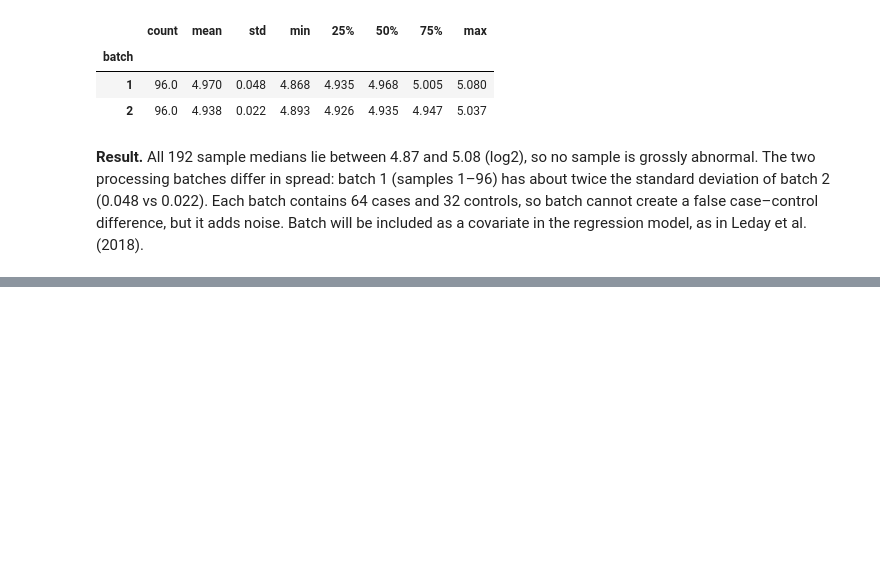
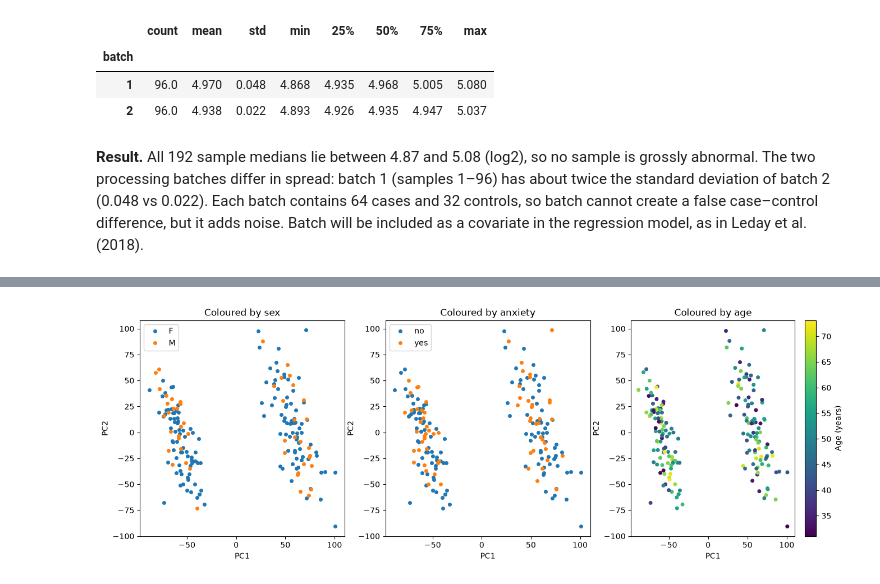
Before and after one commit to Claudialollo/inflammatory-depression-transcriptome, a Jupyter notebook: notebooks/02_gene_panel.ipynb, the cells around one changed output, grey strips where cells are left out. Drawn from its saved outputs; the diff is of its cells as text; code cells hidden in the pictures; blank space fills up the shorter version.

```diff
--- a/notebooks/02_gene_panel.ipynb
+++ b/notebooks/02_gene_panel.ipynb
@@ -214,0 +250,24 @@ samples.groupby("batch")["median"].describe().round(3)
+# %%
+fig, axes = plt.subplots(1, 3, figsize=(16, 5))
+
+for sex, sex_samples in samples.groupby("sex"):
+    axes[0].plot(sex_samples["PC1"], sex_samples["PC2"], "o", markersize=4, label=sex)
+axes[0].set_title("Coloured by sex")
+axes[0].legend()
+
+for anxiety, anxiety_samples in samples.groupby("anxiety"):
+    axes[1].plot(anxiety_samples["PC1"], anxiety_samples["PC2"], "o", markersize=4, label=anxiety)
+axes[1].set_title("Coloured by anxiety")
+axes[1].legend()
+
+points = axes[2].scatter(samples["PC1"], samples["PC2"], c=samples["age"], s=16, cmap="viridis")
+fig.colorbar(points, ax=axes[2], label="Age (years)")
+axes[2].set_title("Coloured by age")
+
+for ax in axes:
+    ax.set_xlabel("PC1")
+    ax.set_ylabel("PC2")
+
+plt.show()
+# %% [output]
+[figure, added]
```
Also changed, not shown: parts of 5 cells of this notebook.
